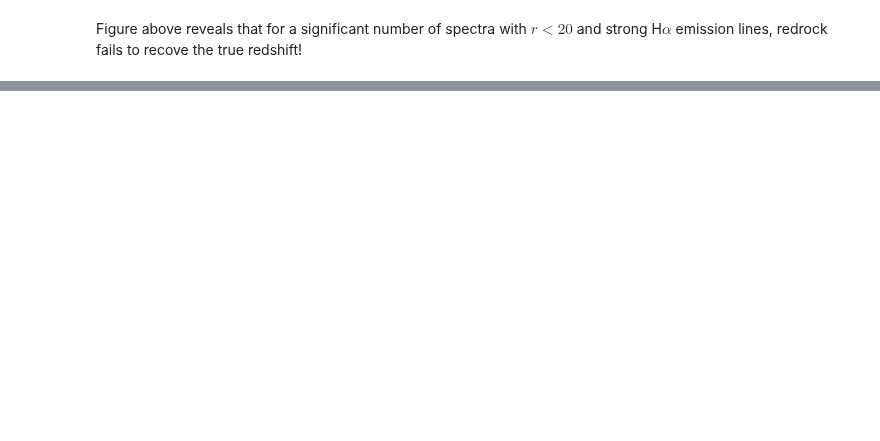
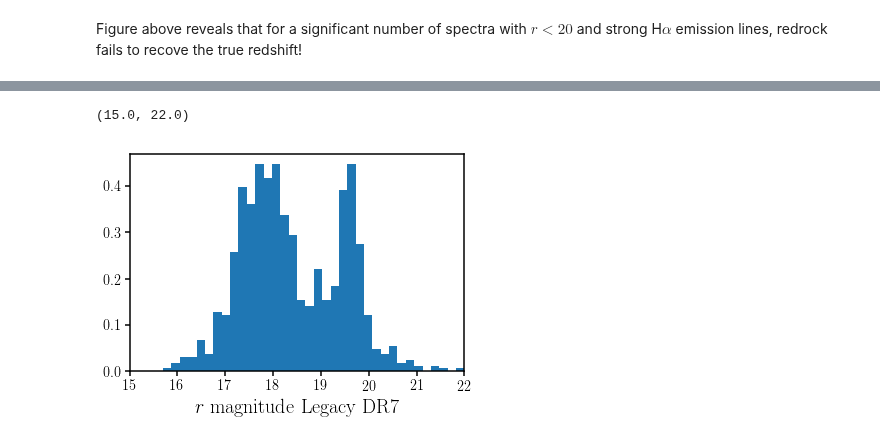
Before and after one commit to desi-bgs/feasiBGS, a Jupyter notebook: notebook/local_G3L7_redrock_zfail.ipynb, the cells around one changed output, grey strips where cells are left out. Saved outputs shown, nothing was run; the diff lists cells and outputs as text; code cells hidden in the pictures; blank space fills up the shorter version.

```diff
--- a/notebook/local_G3L7_redrock_zfail.ipynb
+++ b/notebook/local_G3L7_redrock_zfail.ipynb
@@ -134,2 +142,30 @@ redrock fails for 105 out of 5000 targets
 # %% [markdown]
 Figure above reveals that for a significant number of spectra with $r < 20$ and strong H$\alpha$ emission lines, redrock fails to recove the true redshift!
+# %%
+fig = plt.figure(figsize=(5, 4))
+sub = fig.add_subplot(111)
+# entire G15 field
+hasha = (gama_ha > 0)
+sub.scatter(r_mag_legacy[hasha], gama_ha[hasha], s=1, c='k', label='G15')
+sub.scatter(r_mag_legacy[~hasha], np.repeat(1e-2, np.sum(~hasha)), s=1, c='k')
+
+fails_ha, fails_r_mag = [], []
+for i in range(1,14):
+    block, fail_block = redrock_fail(i)
+    # redrock fails for each block
+    fails_ha.append(fail_block['gama-spec']['ha_flux'])
+    fails_r_mag.append(UT.flux2mag(fail_block['legacy-photo']['flux_r']))
+
+fails_ha = np.concatenate(fails_ha)
+fails_r_mag = np.concatenate(fails_r_mag)
+
+print len(fails_ha)
+hasha = (fails_ha > 0.)
+sub.scatter(fails_r_mag[hasha], fails_ha[hasha], s=2, c='C1', label='redrock fail')
+sub.scatter(fails_r_mag[~hasha], np.repeat(1e-2, np.sum(~hasha)), s=2, c='C1')
+sub.legend(loc='lower left', markerscale=5, handletextpad=0., fontsize=20)
+sub.set_xlabel(r'$r$ magnitude Legacy DR7', fontsize=20)
+sub.set_xlim([15., 22.])
+sub.set_ylabel(r'$H_\alpha$ line flux GAMA $[10^{-17}erg/s/cm^2]$', fontsize=20)
+sub.set_ylim([5e-3, 1e5])
+sub.set_yscale('log')
@@ -135,0 +188,9 @@ Figure above reveals that for a significant number of spectra with $r < 20$ and
+# %%
+fig = plt.figure()
+sub = fig.add_subplot(111)
+_ = sub.hist(fails_r_mag, range=(15, 22), bins=40, density=True)
+sub.set_xlabel(r'$r$ magnitude Legacy DR7', fontsize=20)
+sub.set_xlim([15., 22.])
+# %% [output]
+(15.0, 22.0)
+[figure, added]
```
Also changed, not shown: parts of 14 cells of this notebook, 1 other file.
